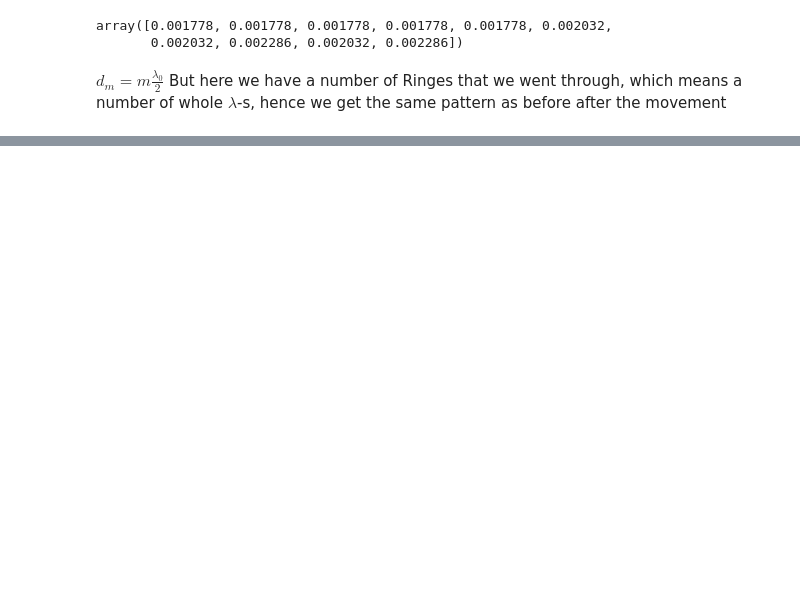
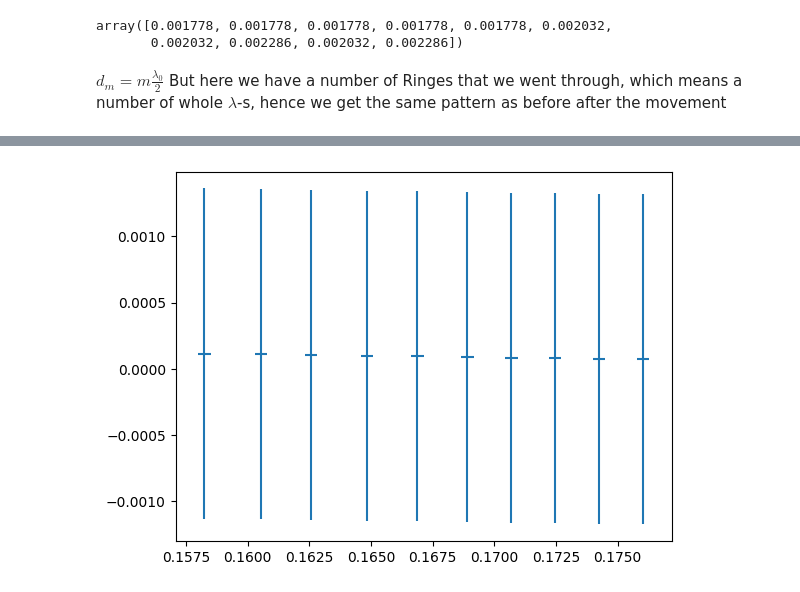
Before and after one commit to KemalOenen/Grundpraktikum2_Gruppe1_SS23, a Jupyter notebook: Versuch5/analysis_calibration.ipynb, the cells around one changed output, grey strips where cells are left out. Cells and saved outputs as stored; diff of their text form; code cells hidden in the pictures; blank space fills up the shorter version.

```diff
--- a/Versuch5/analysis_calibration.ipynb
+++ b/Versuch5/analysis_calibration.ipynb
@@ -64,0 +70,9 @@ plt.show()
+# %%
+y=distance_wavelength/df[" Distance"]
+y_err=np.sqrt((dist_wave_uncert/df["Uncert Distance"])**2 + (distance_wavelength*df["Uncert Distance"]/df[" Distance"]**2)**2)
+
+x=df[" Distance"]
+plt.errorbar(x, y, yerr=y_err, xerr=df["Uncert Distance"], fmt='None')
+plt.show()
+# %% [output]
+[figure, added]
```
Also changed, not shown: parts of 4 cells of this notebook.
